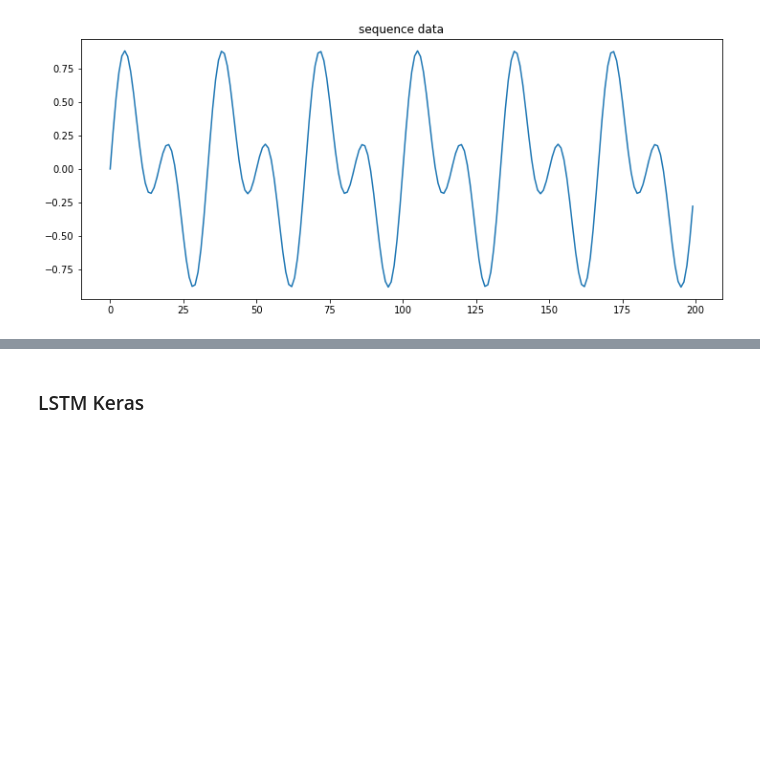
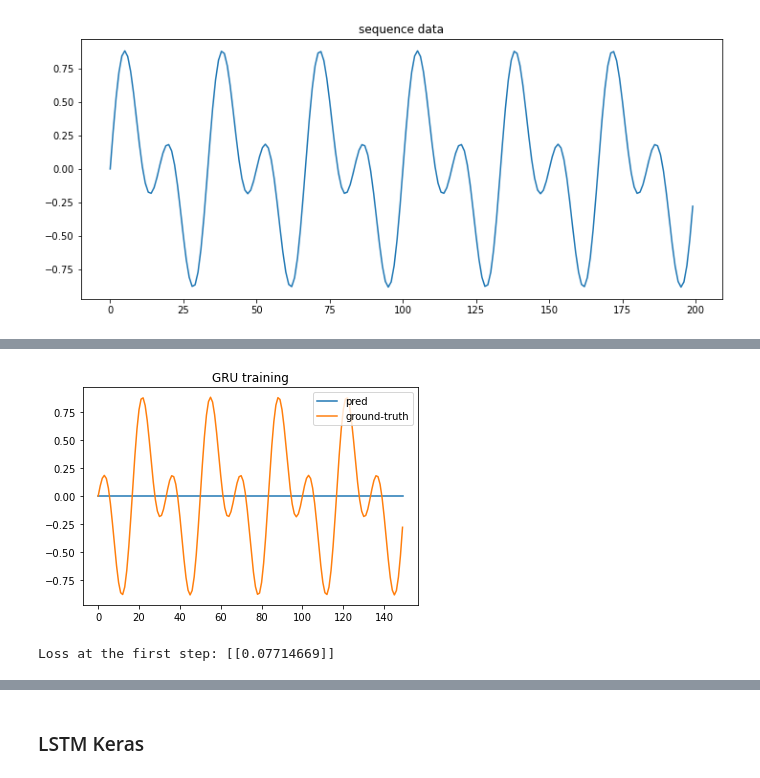
Before and after one commit to Locchuong96/machine-learning, a Jupyter notebook: Courses/GRU-LSTM.ipynb, the cells around one changed output, grey strips where cells are left out. Saved outputs shown, nothing was run; the diff lists cells and outputs as text; code cells hidden in the pictures; blank space fills up the shorter version.

```diff
--- a/Courses/GRU-LSTM.ipynb
+++ b/Courses/GRU-LSTM.ipynb
@@ -1620,0 +1295,53 @@ plt.show()
+# %%
+def forward_pass(h_prev,C_prev,x,params):
+    # row-stack h_prev and x
+    z = np.row_stack((h_prev,x))
+    # forget state
+    f_t = sigmoid(params['W_f'] @ z + params['b_f'])
+    # input state
+    i_t = sigmoid(params['W_i'] @ z + params['b_i'])
+    # output state
+    o_t = sigmoid(params['W_o'] @ z + params['b_o'])
+    # candidate cell state
+    C_til = tanh(params['W_c'] @ z + params['b_c'])
+    # cell state
+    C_t = f_t * C_prev + i_t * C_til #trying to make a change in hopless
+    # hidden state
+    h_t = o_t * tanh(C_t)
+    # predict output
+    y_hat = params['V'] @ h_t + params['b_y']
+    return h_prev,C_prev,f_t,i_t,o_t,C_til,C_t,h_t,y_hat
+# %%
+# init params
+params = init_params()
+
+# init previous state
+h_prev = np.zeros((hidden_dim,1))
+C_prev = np.zeros((hidden_dim,1))
+
+# preds
+preds = []
+
+for i in range(Y.shape[0]):
+    x,y = X[i],Y[i]
+    # feed forward
+    h_prev,C_prev,f_t,i_t,o_t,C_til,C_t,h_t,y_hat = forward_pass(h_prev,C_prev,x,params)
+    preds.append(y_hat)
+
+preds = np.array(preds)
+preds = np.squeeze(preds)
+
+# predict
+plt.plot(preds,label = 'pred')
+plt.plot(Y,label = 'ground-truth')
+plt.title('GRU training')
+plt.legend()
+plt.show()
+# %% [output]
+[figure, added]
+# %%
+# calculate loss
+L_t  = (y - y_hat)**2
+print(f'Loss at the first step: {L_t}')
+# %% [output]
+Loss at the first step: [[0.07714669]]
```
Also changed, not shown: parts of 44 cells of this notebook.
